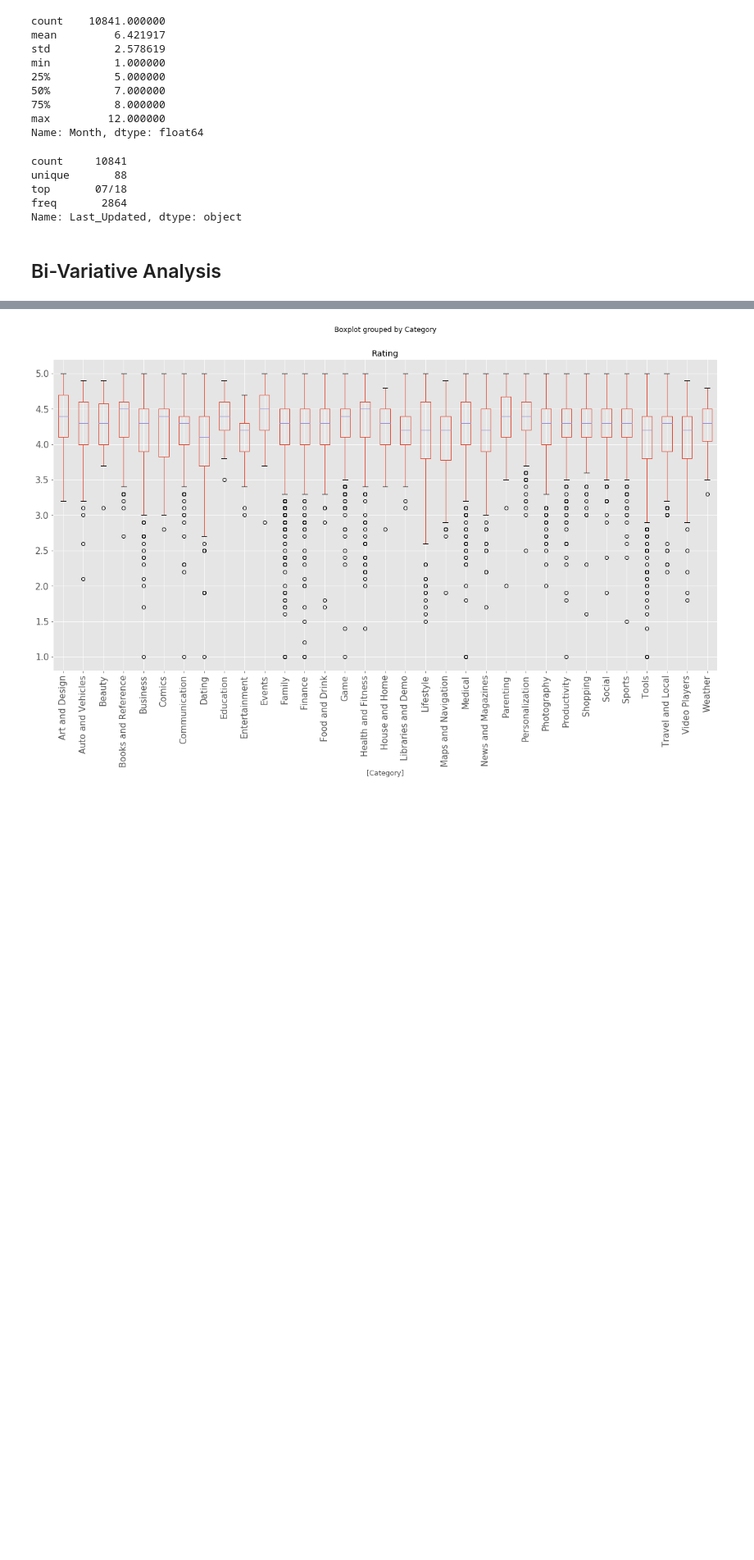
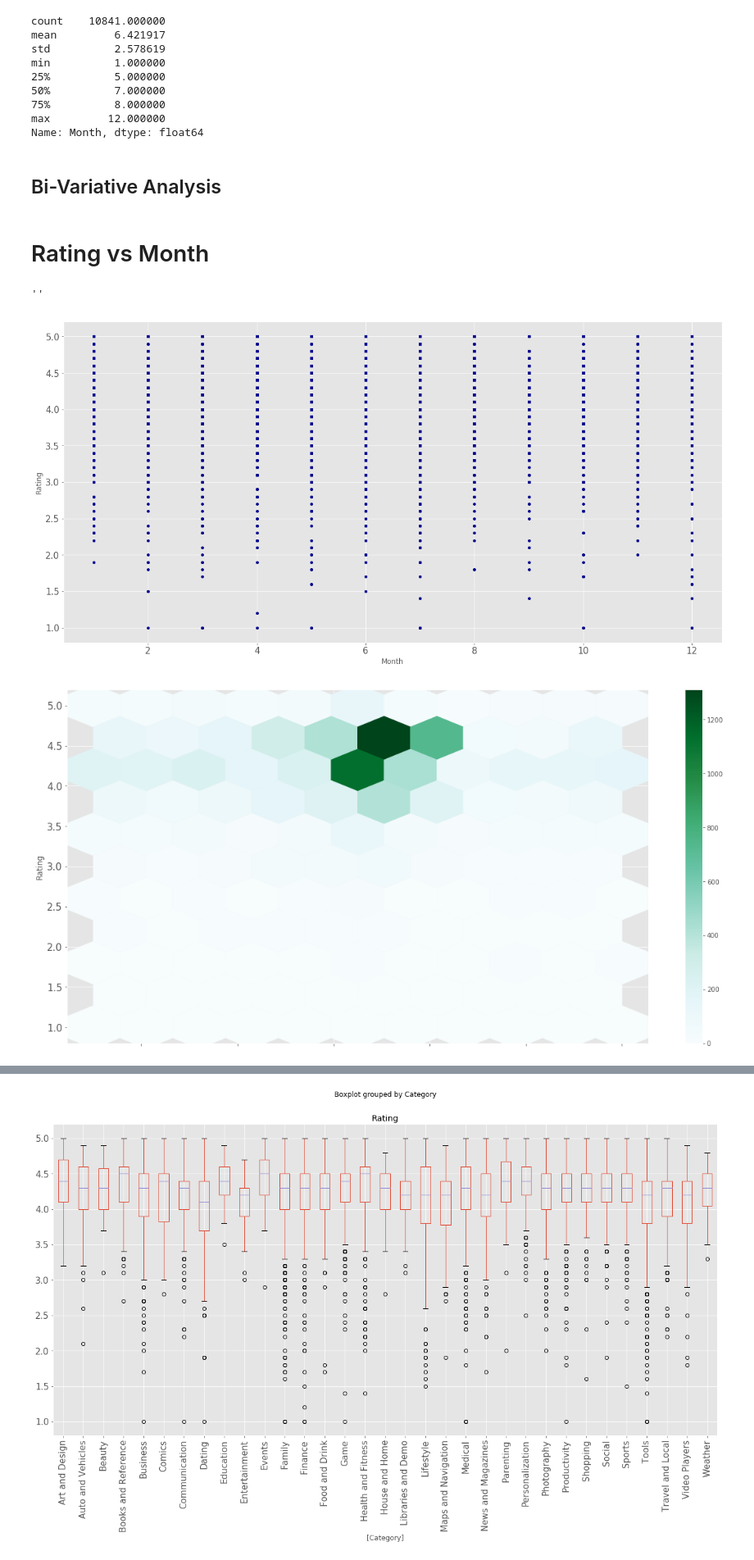
Before and after one commit to JayCarrLTD/google-play-store-apps, a Jupyter notebook: Google Play-Analysis.ipynb, the cells around one changed output, grey strips where cells are left out. Shown: that part at 82% size. Cells and saved outputs as stored; diff of their text form; code cells hidden in the pictures; blank space fills up the shorter version.

```diff
--- a/Google Play-Analysis.ipynb
+++ b/Google Play-Analysis.ipynb
@@ -280,13 +290,16 @@ min          1.000000
 75%          8.000000
 max         12.000000
 Name: Month, dtype: float64
-# %%
-play.Last_Updated.describe()
-# %% [output]
-count     10841
-unique       88
-top       07/18
-freq       2864
-Name: Last_Updated, dtype: object
 # %% [markdown]
 ## Bi-Variative Analysis
+# %% [markdown]
+# Rating vs Month
+# %%
+play.plot.scatter(y='Rating', x='Month', c='DarkBlue', figsize=(20,10), fontsize = 15);
+play.plot.hexbin(x='Month', y='Rating', gridsize=10, figsize=(20,10), fontsize = 15)
+play.boxplot(column=['Rating'], by =['Month'], figsize = (20,10), fontsize = 15);
+;
+# %% [output]
+''
+[figure, added]
+[figure, added]
```
Also changed, not shown: parts of 13 cells of this notebook.
